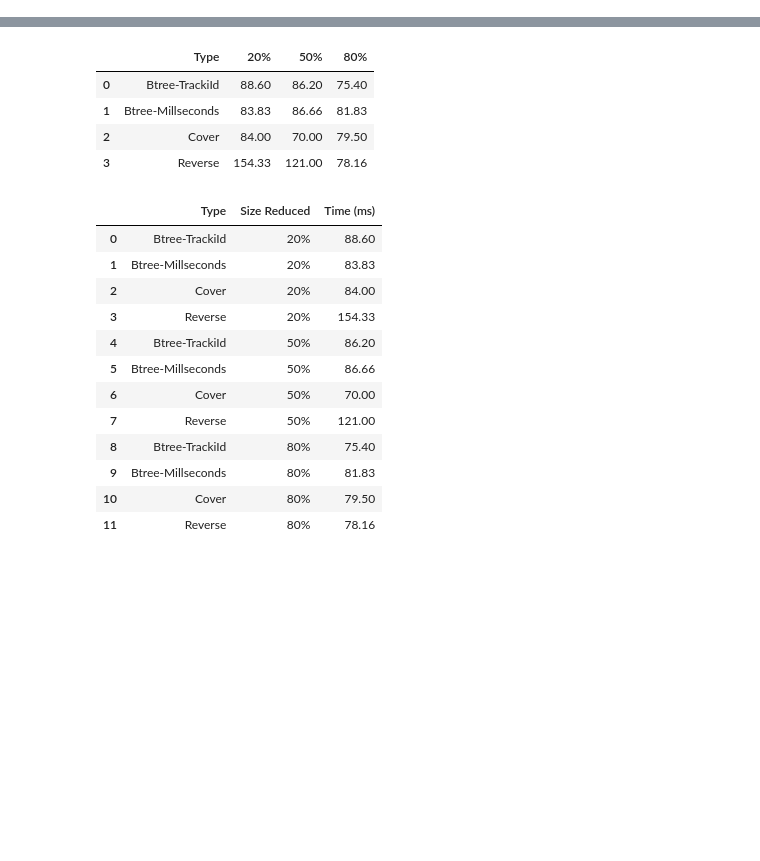
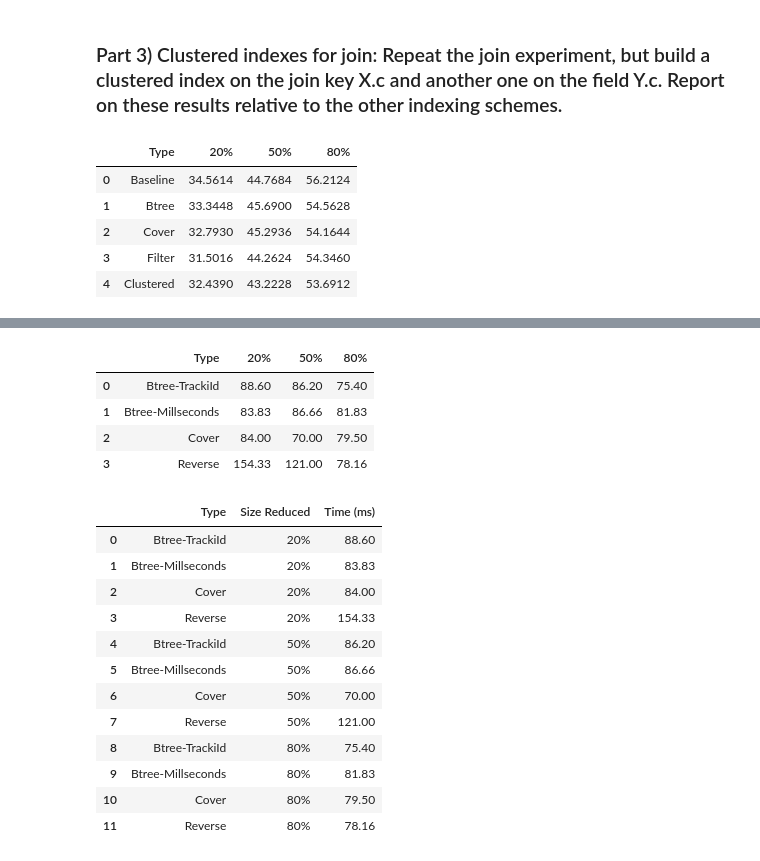
Before and after one commit to nabh23/advanced-dbms-assignments, a Jupyter notebook: queries_and_indexing/Part C- Extensions.ipynb, the cells around one changed output, grey strips where cells are left out. Saved outputs shown, nothing was run; the diff lists cells and outputs as text; code cells hidden in the pictures; blank space fills up the shorter version.

```diff
--- a/queries_and_indexing/Part C- Extensions - Index Build Time.ipynb
+++ b/queries_and_indexing/Part C- Extensions.ipynb
@@ -2,3 +2,5 @@
 import pandas as pd
 import seaborn as sns
 import matplotlib.pyplot as plt
+# %% [markdown]
+### Part 3) Clustered indexes for join: Repeat the join experiment, but build a clustered index on the join key X.c and another one on the field Y.c.  Report on these results relative to the other indexing schemes.
@@ -4,0 +12,9 @@ import matplotlib.pyplot as plt
+# %%
+join_query_time
+# %% [output]
+|  | Type | 20% | 50% | 80% |
+| 0 | Baseline | 34.5614 | 44.7684 | 56.2124 |
+| 1 | Btree | 33.3448 | 45.6900 | 54.5628 |
+| 2 | Cover | 32.7930 | 45.2936 | 54.1644 |
+| 3 | Filter | 31.5016 | 44.2624 | 54.3460 |
+| 4 | Clustered | 32.4390 | 43.2228 | 53.6912 |
```
Also changed, not shown: parts of 5 cells of this notebook, 2 other files.
